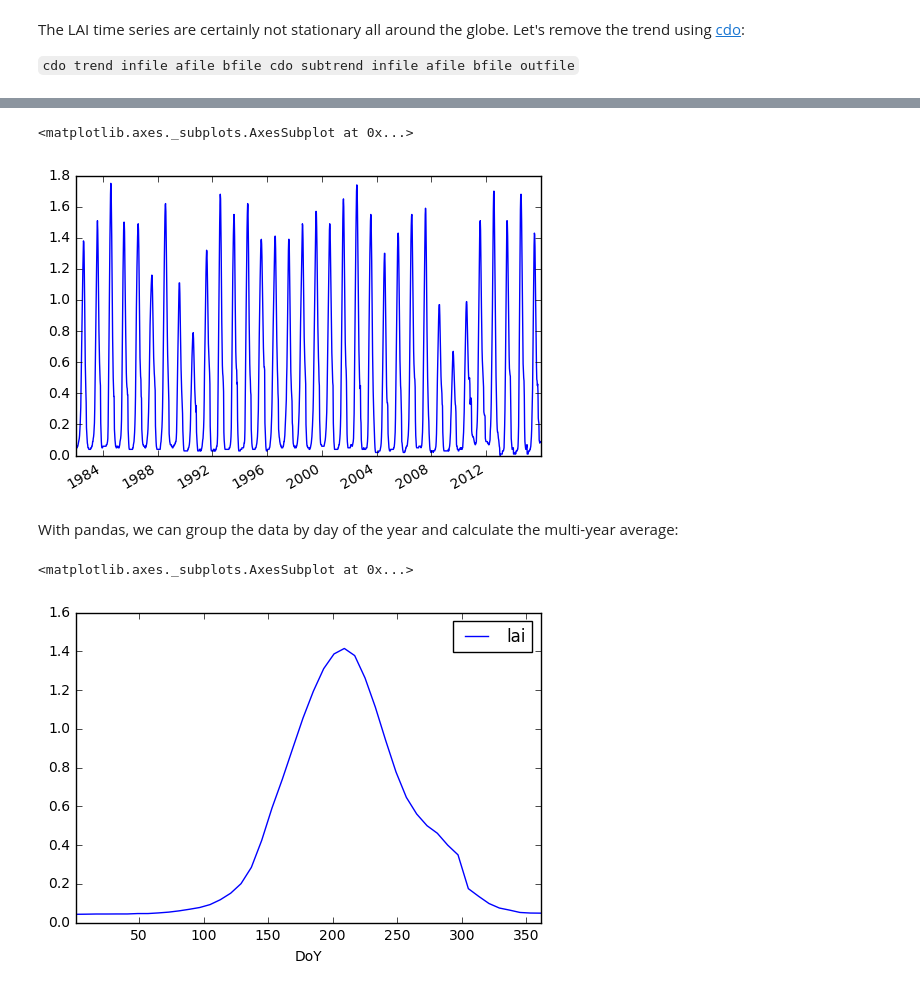
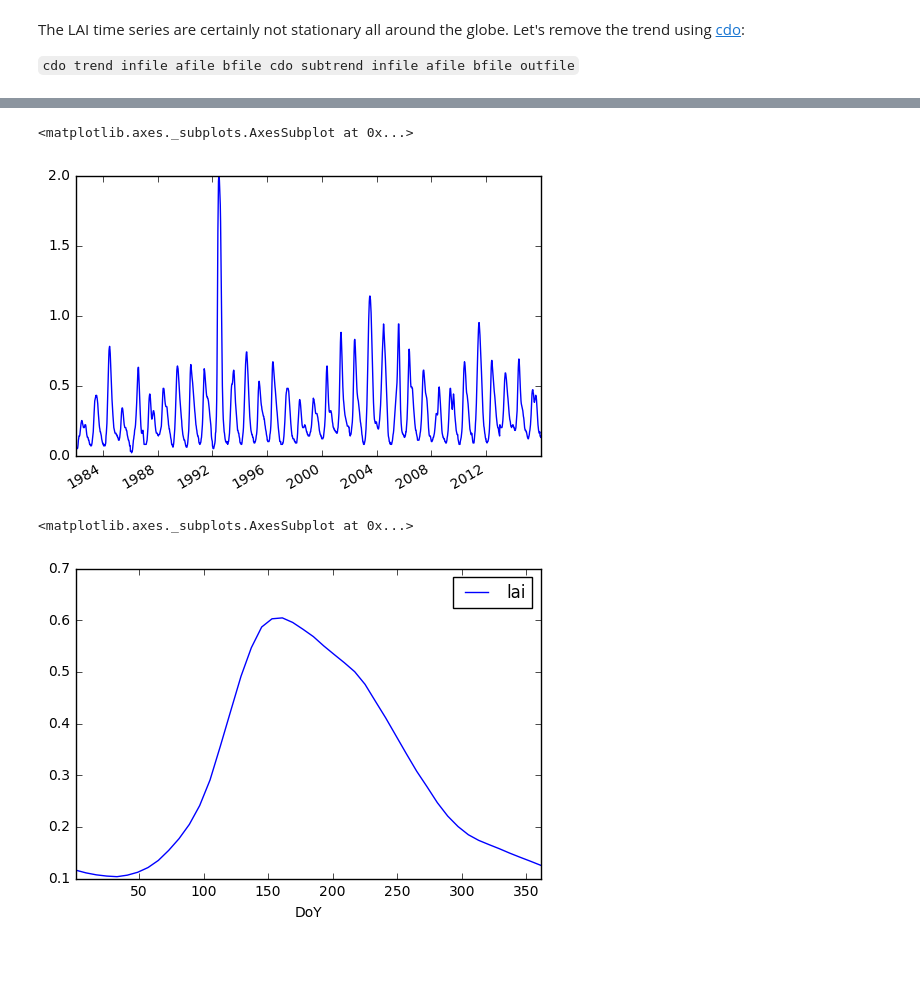
Before and after one commit to maffie/SAT-EX, a Jupyter notebook: weekly_LAI/weekly_LAI.ipynb, the cells around one changed output, grey strips where cells are left out. Saved outputs shown, nothing was run; the diff lists cells and outputs as text; code cells hidden in the pictures; blank space fills up the shorter version.

```diff
--- a/weekly_LAI/weekly_LAI.ipynb
+++ b/weekly_LAI/weekly_LAI.ipynb
@@ -79,18 +192,16 @@ In order to extract the seasonal component, we need the multi-year average LAI o
 # %%
-pixel = pd.Series(LAI[:, 20, 30], index=pd.to_datetime(timestamps+4383, unit='d'))
+pixel = pd.Series(LAI[:, 53, 230], index=pd.to_datetime(timestamps+4383, unit='d'))
 pixel.plot()
 # %% [output]
 <matplotlib.axes._subplots.AxesSubplot at 0x...>
-[figure, old version]
+[figure, new version]
-# %% [markdown]
-With pandas, we can group the data by day of the year and calculate the multi-year average:
 # %%
 df = pd.DataFrame(pixel, columns=['lai'])
 df['DoY'] = df.index.dayofyear
 df.groupby(['DoY']).mean().plot()
 # %% [output]
 <matplotlib.axes._subplots.AxesSubplot at 0x...>
-[figure, old version]
+[figure, new version]
 # %%
 pixel_resid = (df - df.groupby(['DoY']).transform('mean'))['lai']
 # %%
```
Also changed, not shown: parts of 35 cells of this notebook.
